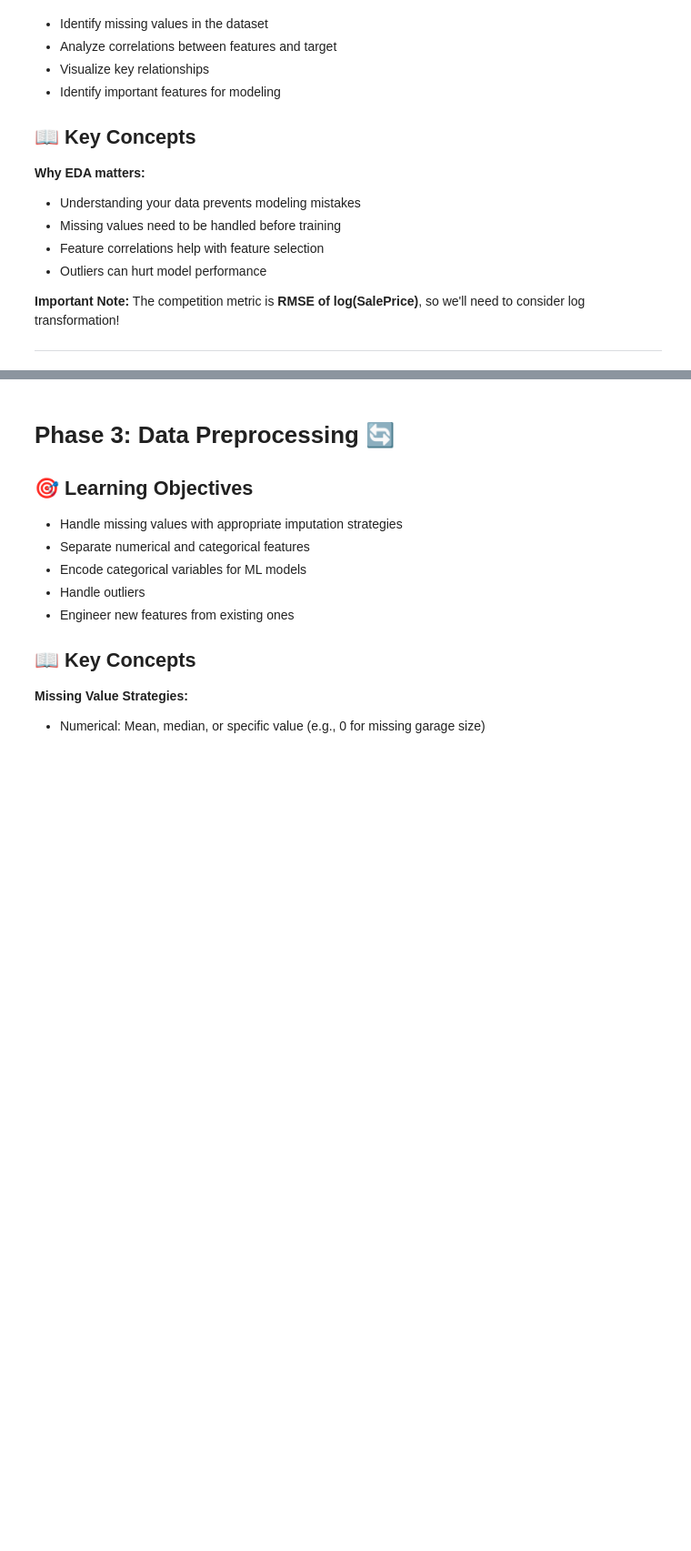
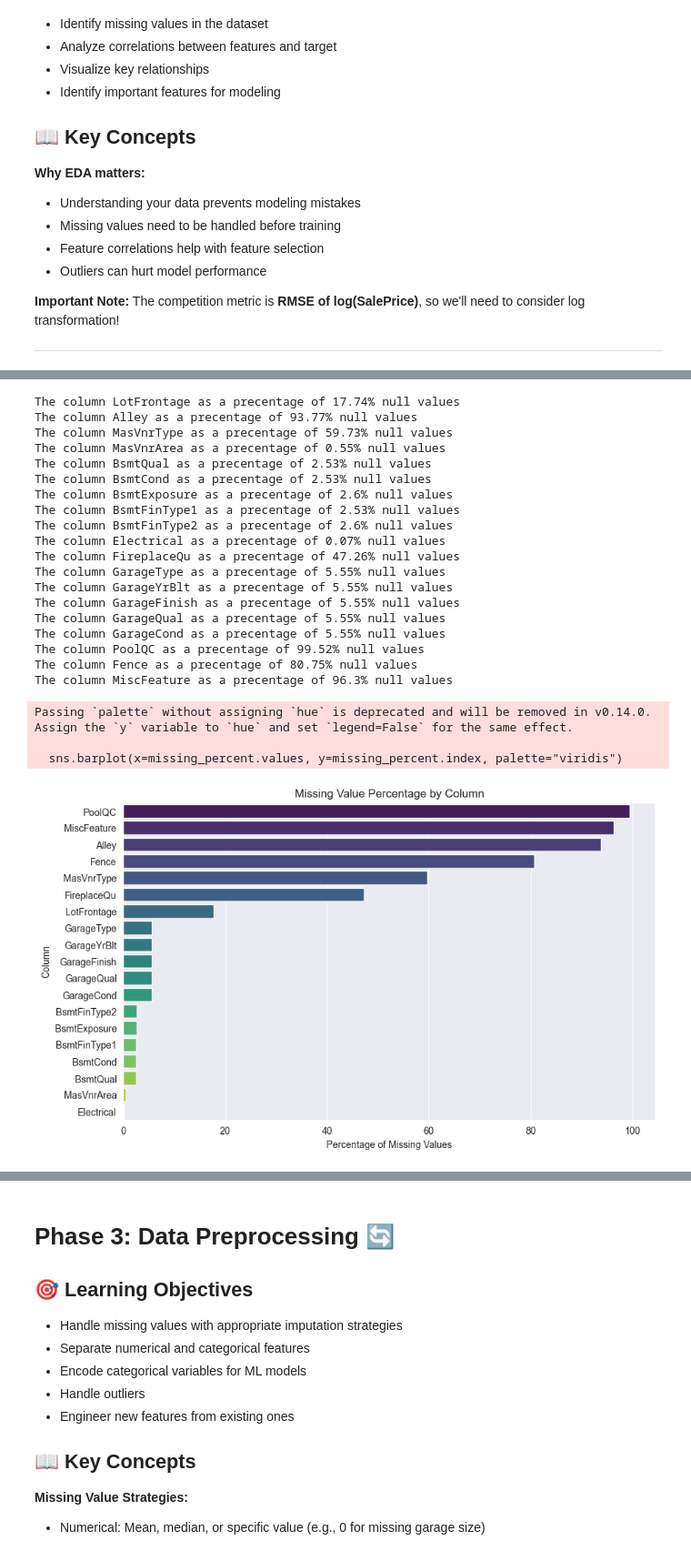
Before and after one commit to Tuminha/House-Prices-Prediction, a Jupyter notebook: notebooks/house_prices.ipynb, the cells around one changed output, grey strips where cells are left out. Shown at 91% size. Cells and saved outputs as stored; diff of their text form; code cells hidden in the pictures; blank space fills up the shorter version.

```diff
--- a/notebooks/house_prices.ipynb
+++ b/notebooks/house_prices.ipynb
@@ -246,10 +389,50 @@ Before moving to Phase 2, make sure you've:
 # %%
 # TODO 2.3: Missing Values Analysis
 # Calculate the percentage of missing values for each column
 # Display only columns with missing values, sorted by percentage (highest first)
 # Create a visualization showing missing value percentages
 
 # HINT: Use .isnull().sum(), calculate percentages, filter where > 0, sort_values()
 # For visualization: sns.barplot() works well
 
 # Your code here:
+for column in train_df:
+    if train_df[column].isnull().sum() > 0:
+        #print(column)
+        percentage = (train_df[column].isnull().sum() / len(train_df[column])) * 100
+        print(f"The column {column} as a precentage of {round(percentage, 2)}% null values")
+
+# Create a barplot of missing value percentages
+missing_percent = train_df.isnull().sum() / len(train_df) * 100
+missing_percent = missing_percent[missing_percent > 0].sort_values(ascending=False)
+
+plt.figure(figsize=(10,6))
+sns.barplot(x=missing_percent.values, y=missing_percent.index, palette="viridis")
+plt.xlabel('Percentage of Missing Values')
+plt.ylabel('Column')
+plt.title('Missing Value Percentage by Column')
+plt.show()
+# %% [output]
+The column LotFrontage as a precentage of 17.74% null values
+The column Alley as a precentage of 93.77% null values
+The column MasVnrType as a precentage of 59.73% null values
+The column MasVnrArea as a precentage of 0.55% null values
+The column BsmtQual as a precentage of 2.53% null values
+The column BsmtCond as a precentage of 2.53% null values
+The column BsmtExposure as a precentage of 2.6% null values
+The column BsmtFinType1 as a precentage of 2.53% null values
+The column BsmtFinType2 as a precentage of 2.6% null values
+The column Electrical as a precentage of 0.07% null values
+The column FireplaceQu as a precentage of 47.26% null values
+The column GarageType as a precentage of 5.55% null values
+The column GarageYrBlt as a precentage of 5.55% null values
+The column GarageFinish as a precentage of 5.55% null values
+The column GarageQual as a precentage of 5.55% null values
+The column GarageCond as a precentage of 5.55% null values
+The column PoolQC as a precentage of 99.52% null values
+The column Fence as a precentage of 80.75% null values
+The column MiscFeature as a precentage of 96.3% null values
+Passing `palette` without assigning `hue` is deprecated and will be removed in v0.14.0. Assign the `y` variable to `hue` and set `legend=False` for the same effect.
+
+  sns.barplot(x=missing_percent.values, y=missing_percent.index, palette="viridis")
+[figure, added]
```
Also changed, not shown: parts of 9 cells of this notebook, 10 other files.
